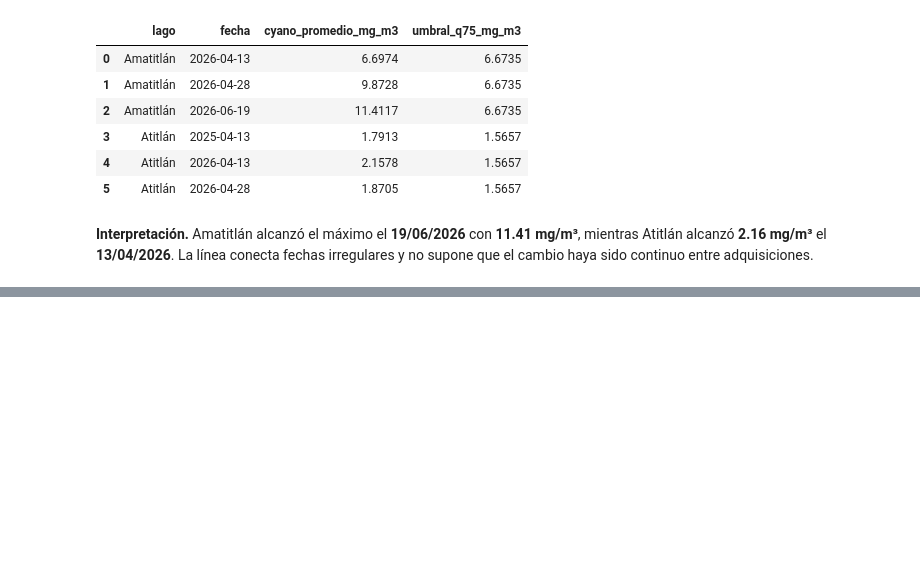
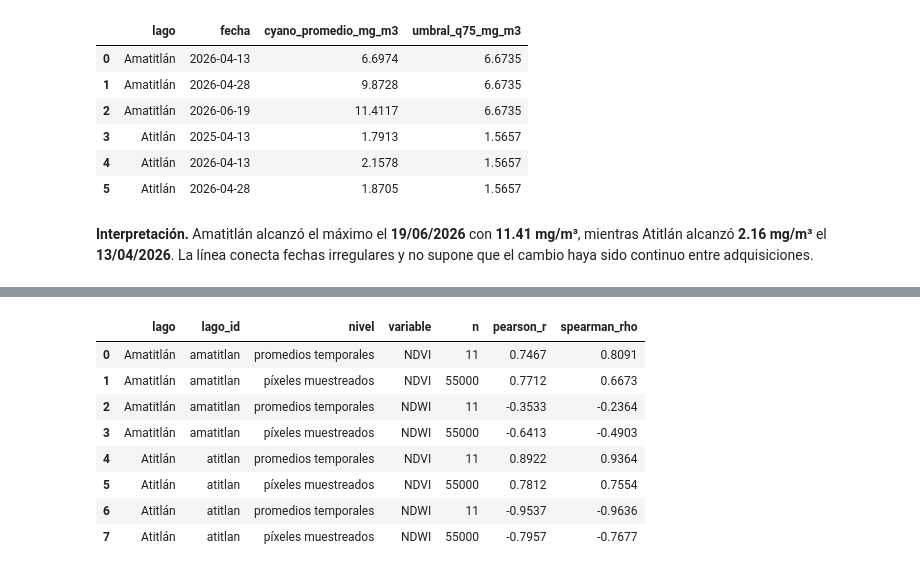
Before and after one commit to Dcextrim/Lab4-Analisis-Geoespacial, a Jupyter notebook: notebooks/laboratorio-4.ipynb, the cells around one changed output, grey strips where cells are left out. Saved outputs shown, nothing was run; the diff lists cells and outputs as text; code cells hidden in the pictures; blank space fills up the shorter version.

```diff
--- a/notebooks/laboratorio-4.ipynb
+++ b/notebooks/laboratorio-4.ipynb
@@ -447,0 +575,72 @@ La nubosidad, el brillo solar, los sedimentos, la mezcla de orilla y la cobertur
+# %%
+def average_rank(values):
+    return pd.Series(np.asarray(values, dtype=float)).rank(method="average").to_numpy()
+
+
+def correlation_pair(x, y):
+    x, y = np.asarray(x).ravel(), np.asarray(y).ravel()
+    valid = np.isfinite(x) & np.isfinite(y)
+    x, y = x[valid], y[valid]
+    if len(x) < 3 or np.ptp(x) == 0 or np.ptp(y) == 0:
+        return np.nan, np.nan, len(x)
+    pearson = float(np.corrcoef(x, y)[0, 1])
+    spearman = float(np.corrcoef(average_rank(x), average_rank(y))[0, 1])
+    return pearson, spearman, len(x)
+
+
+def deterministic_sample(arrays, sample_size, seed_text):
+    valid = np.logical_and.reduce([np.isfinite(array) for array in arrays])
+    positions = np.flatnonzero(valid)
+    if len(positions) > sample_size:
+        rng = np.random.default_rng(zlib.crc32(seed_text.encode("utf-8")))
+        positions = rng.choice(positions, sample_size, replace=False)
+    return tuple(array.ravel()[positions] for array in arrays)
+
+
+correlation_rows = []
+pooled_samples = {}
+sample_by_date = {}
+for lake_id, group in summary.groupby("lago_id", sort=True):
+    pooled_samples[lake_id] = {"cyano": [], "NDVI": [], "NDWI": []}
+    sample_by_date[lake_id] = {}
+    for day, path in products[lake_id]:
+        arrays, _, _ = read_index_product(path)
+        cyano, ndvi, ndwi = deterministic_sample(
+            [arrays["CYANO_CHLA"], arrays["NDVI"], arrays["NDWI"]],
+            5000, f"{lake_id}-{day:%Y-%m-%d}",
+        )
+        pooled_samples[lake_id]["cyano"].append(cyano)
+        pooled_samples[lake_id]["NDVI"].append(ndvi)
+        pooled_samples[lake_id]["NDWI"].append(ndwi)
+        sample_by_date[lake_id][day] = {"cyano": cyano, "NDVI": ndvi, "NDWI": ndwi}
+
+    for variable, column in (("NDVI", "ndvi_promedio_agua"), ("NDWI", "ndwi_promedio_agua")):
+        pearson, spearman, n = correlation_pair(group[column], group["cyano_promedio_mg_m3"])
+        correlation_rows.append({
+            "lago": LAKES[lake_id]["name"], "lago_id": lake_id,
+            "nivel": "promedios temporales", "variable": variable,
+            "n": n, "pearson_r": pearson, "spearman_rho": spearman,
+        })
+        pearson, spearman, n = correlation_pair(
+            np.concatenate(pooled_samples[lake_id][variable]),
+            np.concatenate(pooled_samples[lake_id]["cyano"]),
+        )
+        correlation_rows.append({
+            "lago": LAKES[lake_id]["name"], "lago_id": lake_id,
+            "nivel": "píxeles muestreados", "variable": variable,
+            "n": n, "pearson_r": pearson, "spearman_rho": spearman,
+        })
+
+correlations = pd.DataFrame(correlation_rows)
+correlations.to_csv(RESULTS_DIR / "correlaciones.csv", index=False)
+display(correlations)
+# %% [output]
+|  | lago | lago_id | nivel | variable | n | pearson_r | spearman_rho |
+| 0 | Amatitlán | amatitlan | promedios temporales | NDVI | 11 | 0.7467 | 0.8091 |
+| 1 | Amatitlán | amatitlan | píxeles muestreados | NDVI | 55000 | 0.7712 | 0.6673 |
+| 2 | Amatitlán | amatitlan | promedios temporales | NDWI | 11 | -0.3533 | -0.2364 |
+| 3 | Amatitlán | amatitlan | píxeles muestreados | NDWI | 55000 | -0.6413 | -0.4903 |
+| 4 | Atitlán | atitlan | promedios temporales | NDVI | 11 | 0.8922 | 0.9364 |
+| 5 | Atitlán | atitlan | píxeles muestreados | NDVI | 55000 | 0.7812 | 0.7554 |
+| 6 | Atitlán | atitlan | promedios temporales | NDWI | 11 | -0.9537 | -0.9636 |
+| 7 | Atitlán | atitlan | píxeles muestreados | NDWI | 55000 | -0.7957 | -0.7677 |
```
Also changed, not shown: parts of 13 cells of this notebook, 8 other files.
